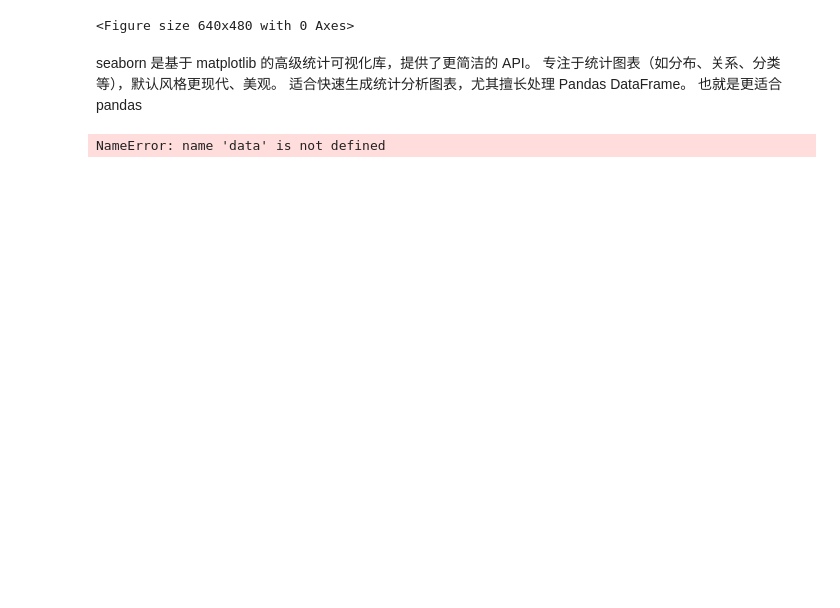
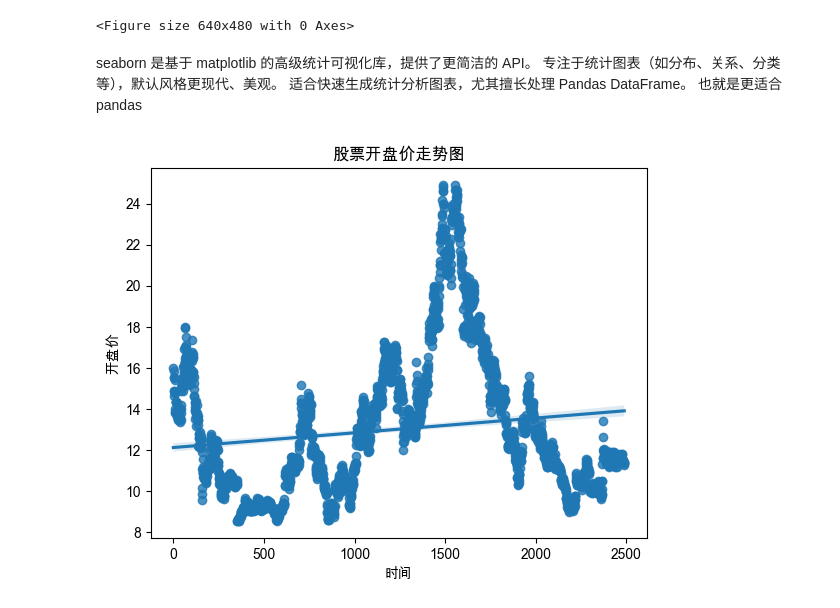
Before and after one commit to ralph-bot/genai-tutorial, a Jupyter notebook: Lab1_PythonTutorial/visualization_basic.ipynb, the cells around one changed output. Saved outputs shown, nothing was run; the diff lists cells and outputs as text; code cells hidden in the pictures; blank space fills up the shorter version.

```diff
--- a/Lab1_PythonTutorial/visualization_basic.ipynb
+++ b/Lab1_PythonTutorial/visualization_basic.ipynb
@@ -87,10 +87,24 @@ seaborn
 也就是更适合 pandas
 # %%
 import seaborn as sns
+import pandas as pd
+import matplotlib.pyplot as plt
 
+# windows
+# plt.rcParams['font.sans-serif'] = ['SimHei']  # 用来正常显示中文标签
+# plt.rcParams['axes.unicode_minus'] = False
 
-sns.lmplot(x='x', y='y', hue='category', data=data, height=6, aspect=1.5)
-plt.title('带回归线的散点图')
+plt.rcParams['font.family'] = ['Arial Unicode MS', 'Heiti TC', 'PingFang HK', 'STHeiti', 'sans-serif']
+#plt.rcParams['axes.unicode_minus'] = False
+# 读取CSV文件
+df = pd.read_csv('000001.csv')
+df['datetime'] = pd.to_datetime(df['datetime'])
+
+#创建回归图
+sns.regplot(x=df.index, y=df['open'], data=df)
+plt.title('股票开盘价走势图')
+plt.xlabel('时间')
+plt.ylabel('开盘价')
 plt.show()
 # %% [output]
-NameError: name 'data' is not defined
+[figure, added]
```
Also changed, not shown: parts of 11 cells of this notebook, 1 other file.
